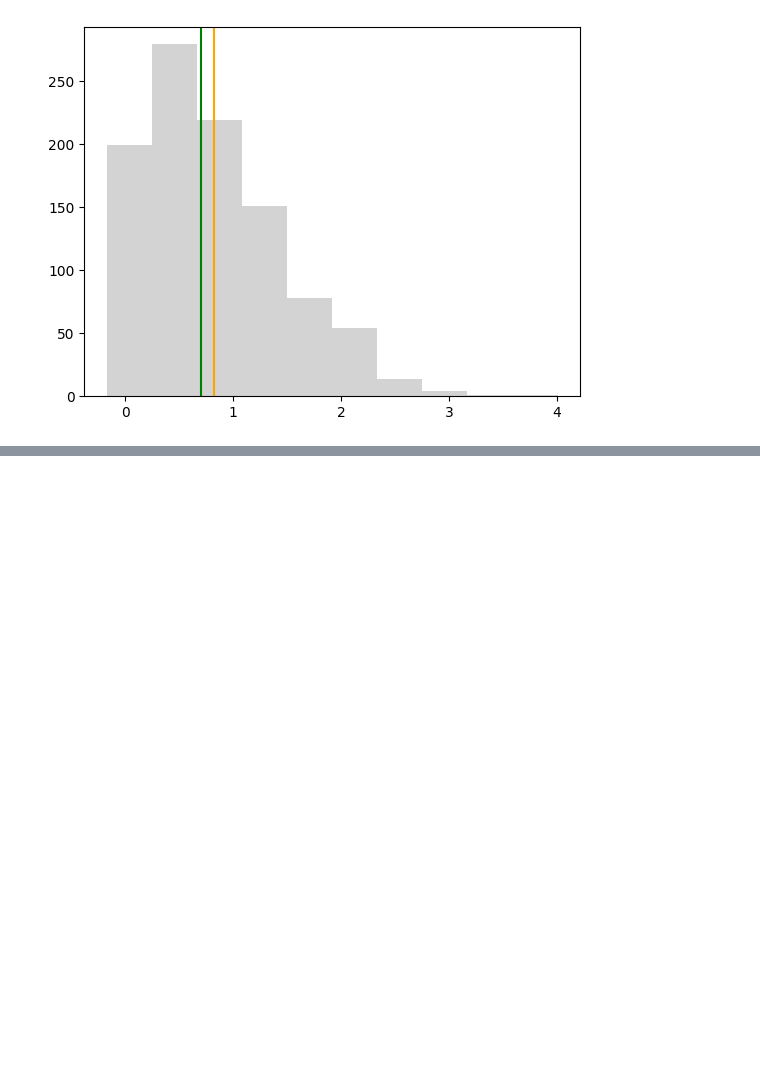
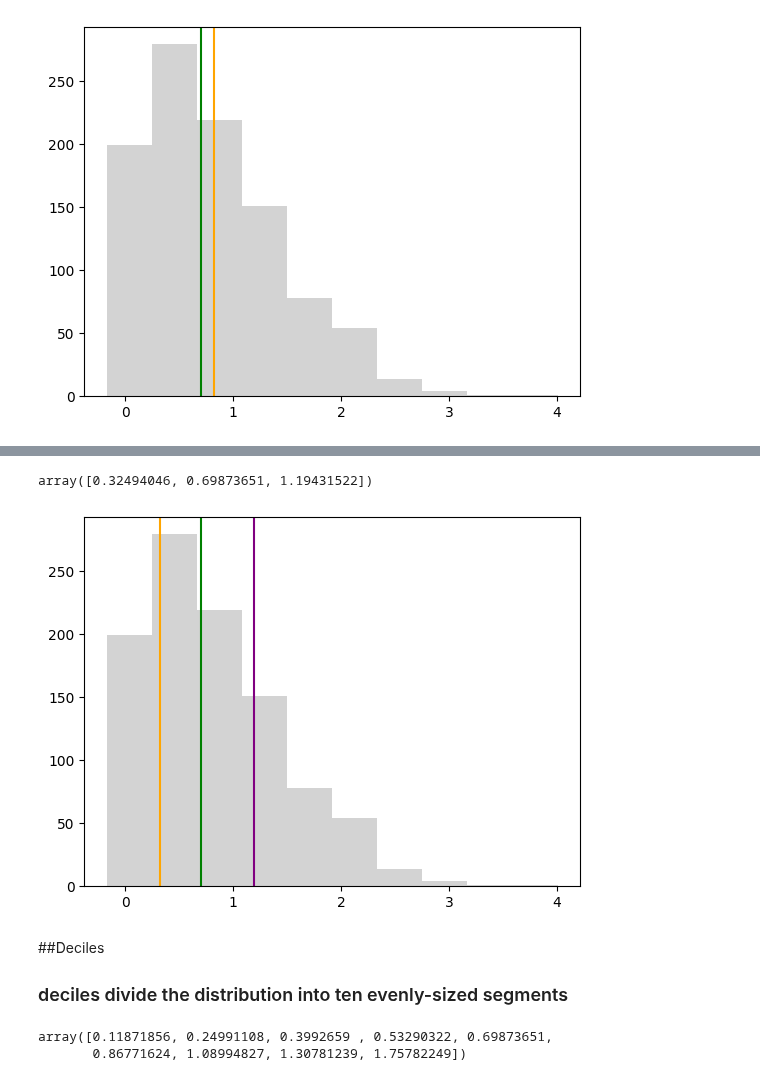
Before and after one commit to fakhar-iqbal/Machine_Learning_Fundamentals, a Jupyter notebook: Probability.ipynb, the cells around one changed output, grey strips where cells are left out. Drawn from its saved outputs; the diff is of its cells as text; code cells hidden in the pictures; blank space fills up the shorter version.

```diff
--- a/Probability.ipynb
+++ b/Probability.ipynb
@@ -115,0 +151,23 @@ _ = plt.hist(x,color='lightgray')
+# %%
+q = np.percentile(x,[25,50,75])
+q
+# %% [output]
+array([0.32494046, 0.69873651, 1.19431522])
+# %%
+fig,ax = plt.subplots()
+plt.axvline(q[0],color='orange')
+plt.axvline(q[1],color='green')
+plt.axvline(q[2], color='purple')
+
+_ = ax.hist(x,color='lightgray')
+# %% [output]
+[figure, added]
+# %% [markdown]
+##Deciles
+### deciles divide the distribution into ten evenly-sized segments
+# %%
+d = np.percentile(x,range(10,100,10))
+d
+# %% [output]
+array([0.11871856, 0.24991108, 0.3992659 , 0.53290322, 0.69873651,
+       0.86771624, 1.08994827, 1.30781239, 1.75782249])
```
Also changed, not shown: parts of 9 cells of this notebook.
